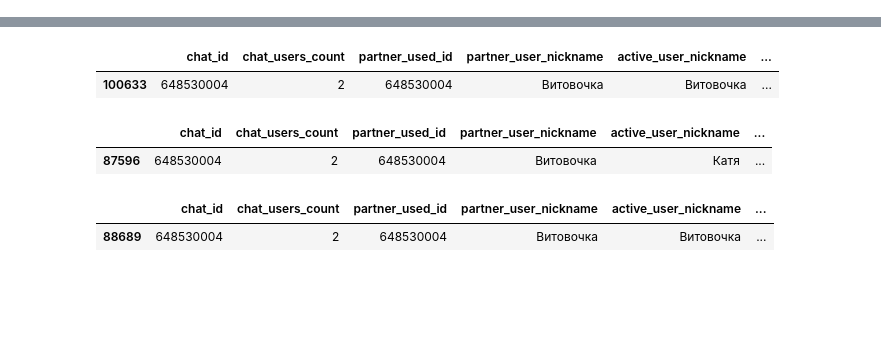
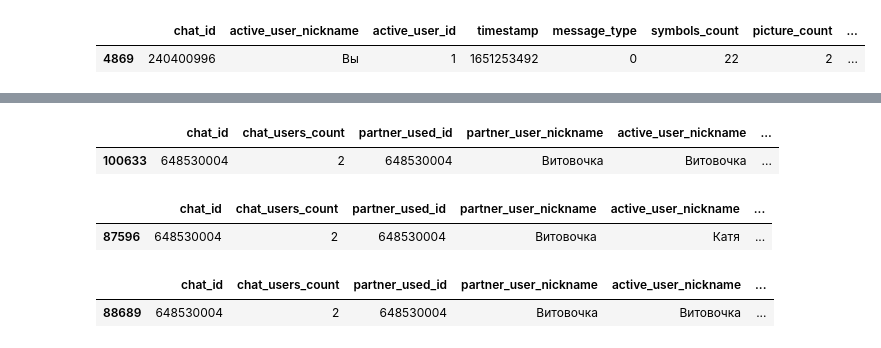
Before and after one commit to vokor/message-processor, a Jupyter notebook: Untitled.ipynb, the cells around one changed output, grey strips where cells are left out. Cells and saved outputs as stored; diff of their text form; code cells hidden in the pictures; blank space fills up the shorter version.

```diff
--- a/Untitled.ipynb
+++ b/Untitled.ipynb
@@ -18 +25,7 @@ df.shape
+# %%
+# vk: Вы, 29 апр 2022 в 20:31:32 - 2 видео (240400996/messages4900.html)
+df[df['timestamp'] == 1651253492]
+# %% [output]
+|  | chat_id | active_user_nickname | active_user_id | timestamp | message_type | symbols_count | picture_count | ... |
+| 4869 | 240400996 | Вы | 1 | 1651253492 | 0 | 22 | 2 | ... |
 # %%
```
Also changed, not shown: parts of 4 cells of this notebook, 6 other files.
